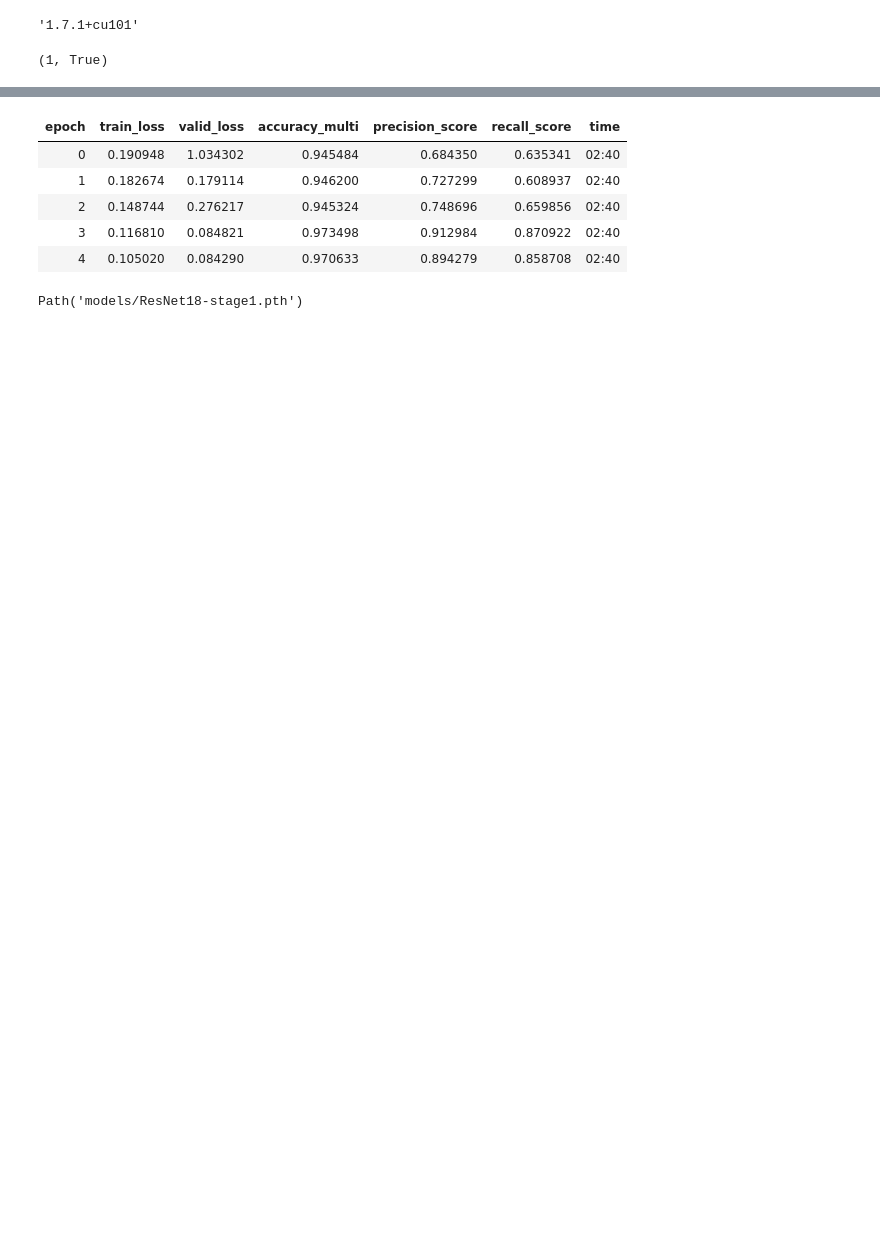
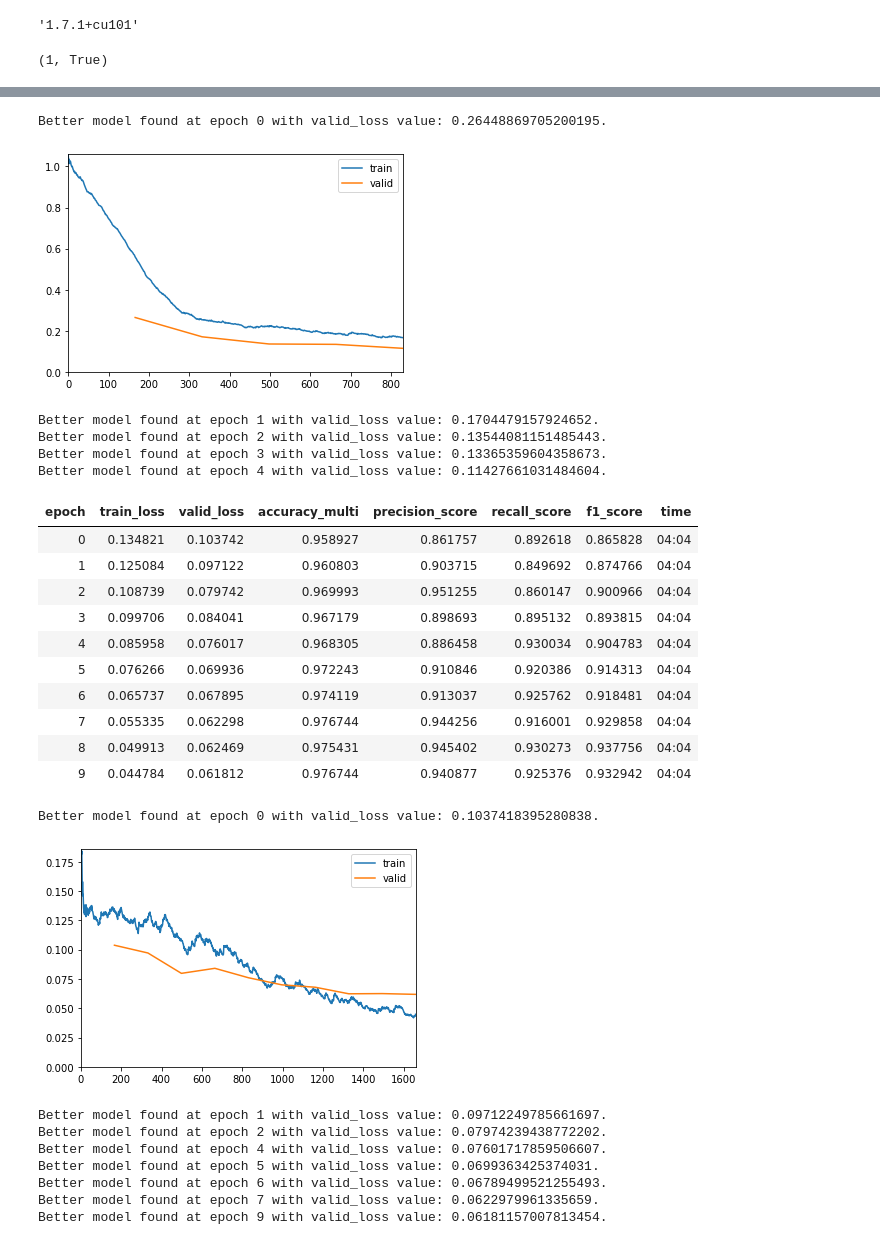
Before and after one commit to marcomatteo/steel_segmentation, a Jupyter notebook: nbs/_10_fastai.classifier.ipynb, the cells around one changed output, grey strips where cells are left out. Drawn from its saved outputs; the diff is of its cells as text; code cells hidden in the pictures; blank space fills up the shorter version.

Commit message:
small metric fixes

```diff
--- a/nbs/_10_fastai.classifier.ipynb
+++ b/nbs/_10_fastai.classifier.ipynb
@@ -62,0 +124,3 @@ dls = get_classification_dls(bs)
+# %%
+df = train_multi.loc[train_multi["ImageId"].isin(train["ImageId"].tolist())]
+df.shape
@@ -62,0 +131,2 @@ dls = get_classification_dls(bs)
+# %%
+dls = dblock.dataloaders(source=df, bs=bs)
@@ -63,5 +137,11 @@ dls = get_classification_dls(bs)
 # %%
-learner = cnn_learner(dls=dls, arch=arch, metrics=class_metrics, pretrained=True)
+learner = cnn_learner(dls=dls,
+                      arch=arch,
+                      metrics=class_metrics,
+                      model_dir=models_dir,
+                      pretrained=True,
+                      cbs=[ShowGraphCallback()]
+                     ).to_fp16()
 # %%
 learner.lr_find()
 # %% [output]
@@ -71,3 +151,5 @@ SuggestedLRs(lr_min=0.017378008365631102, lr_steep=0.05754399299621582)
+# %%
+cb_fit = [SaveModelCallback(fname="resnet18_class")]
 # %%
-learner.fine_tune(5, freeze_epochs=5, base_lr=4e-02)
+learner.fine_tune(10, freeze_epochs=5, base_lr=1e-02, cbs=cb_fit)
 # %% [output]
@@ -80,10 +162,26 @@ learner.fine_tune(5, freeze_epochs=5, base_lr=4e-02)
+Better model found at epoch 0 with valid_loss value: 0.26448869705200195.
+[figure, added]
+Better model found at epoch 1 with valid_loss value: 0.1704479157924652.
+Better model found at epoch 2 with valid_loss value: 0.13544081151485443.
+Better model found at epoch 3 with valid_loss value: 0.13365359604358673.
+Better model found at epoch 4 with valid_loss value: 0.11427661031484604.
-| epoch | train_loss | valid_loss | accuracy_multi | precision_score | recall_score | time |
-| 0 | 0.190948 | 1.034302 | 0.945484 | 0.684350 | 0.635341 | 02:40 |
-| 1 | 0.182674 | 0.179114 | 0.946200 | 0.727299 | 0.608937 | 02:40 |
-| 2 | 0.148744 | 0.276217 | 0.945324 | 0.748696 | 0.659856 | 02:40 |
-| 3 | 0.116810 | 0.084821 | 0.973498 | 0.912984 | 0.870922 | 02:40 |
-| 4 | 0.105020 | 0.084290 | 0.970633 | 0.894279 | 0.858708 | 02:40 |
+| epoch | train_loss | valid_loss | accuracy_multi | precision_score | recall_score | f1_score | time |
+| 0 | 0.134821 | 0.103742 | 0.958927 | 0.861757 | 0.892618 | 0.865828 | 04:04 |
+| 1 | 0.125084 | 0.097122 | 0.960803 | 0.903715 | 0.849692 | 0.874766 | 04:04 |
+| 2 | 0.108739 | 0.079742 | 0.969993 | 0.951255 | 0.860147 | 0.900966 | 04:04 |
+| 3 | 0.099706 | 0.084041 | 0.967179 | 0.898693 | 0.895132 | 0.893815 | 04:04 |
+| 4 | 0.085958 | 0.076017 | 0.968305 | 0.886458 | 0.930034 | 0.904783 | 04:04 |
+| 5 | 0.076266 | 0.069936 | 0.972243 | 0.910846 | 0.920386 | 0.914313 | 04:04 |
+| 6 | 0.065737 | 0.067895 | 0.974119 | 0.913037 | 0.925762 | 0.918481 | 04:04 |
+| 7 | 0.055335 | 0.062298 | 0.976744 | 0.944256 | 0.916001 | 0.929858 | 04:04 |
+| 8 | 0.049913 | 0.062469 | 0.975431 | 0.945402 | 0.930273 | 0.937756 | 04:04 |
+| 9 | 0.044784 | 0.061812 | 0.976744 | 0.940877 | 0.925376 | 0.932942 | 04:04 |
+Better model found at epoch 0 with valid_loss value: 0.1037418395280838.
+[figure, added]
+Better model found at epoch 1 with valid_loss value: 0.09712249785661697.
+Better model found at epoch 2 with valid_loss value: 0.07974239438772202.
+Better model found at epoch 4 with valid_loss value: 0.07601717859506607.
+Better model found at epoch 5 with valid_loss value: 0.0699363425374031.
+Better model found at epoch 6 with valid_loss value: 0.06789499521255493.
+Better model found at epoch 7 with valid_loss value: 0.0622979961335659.
+Better model found at epoch 9 with valid_loss value: 0.06181157007813454.
-# %%
-learner.save("ResNet18-stage1")
-# %% [output]
-Path('models/ResNet18-stage1.pth')
```
Also changed, not shown: parts of 47 cells of this notebook, 12 other files.
